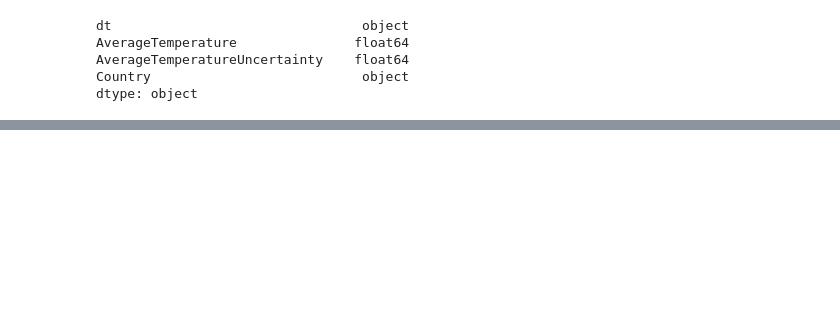
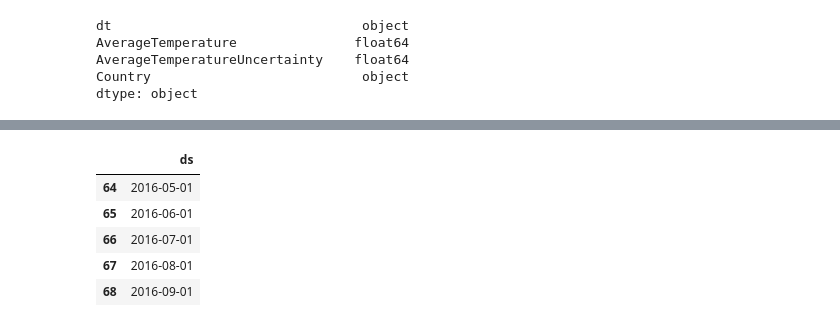
Before and after one commit to wsaldana/DataScienceLab2, a Jupyter notebook: lab2.ipynb, the cells around one changed output, grey strips where cells are left out. Saved outputs shown, nothing was run; the diff lists cells and outputs as text; code cells hidden in the pictures; blank space fills up the shorter version.

```diff
--- a/lab2.ipynb
+++ b/lab2.ipynb
@@ -408,0 +411,3 @@ prediccion[['ds', 'yhat', 'yhat_lower', 'yhat_upper']].head()
+# %%
+model2 = Prophet(interval_width = 0.95)
+model2.fit(temp_s1)
@@ -408,0 +418,10 @@ prediccion[['ds', 'yhat', 'yhat_lower', 'yhat_upper']].head()
+# %%
+fechas_futuras = model2.make_future_dataframe(periods=36, freq='MS')
+fechas_futuras.tail()
+# %% [output]
+|  | ds |
+| 64 | 2016-05-01 |
+| 65 | 2016-06-01 |
+| 66 | 2016-07-01 |
+| 67 | 2016-08-01 |
+| 68 | 2016-09-01 |
```
Also changed, not shown: parts of 26 cells of this notebook.
